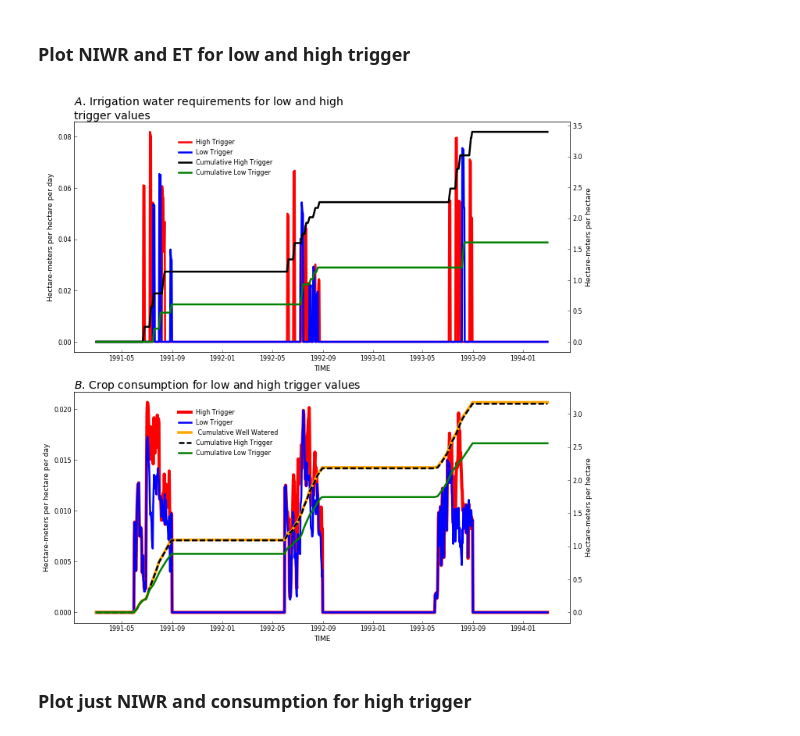
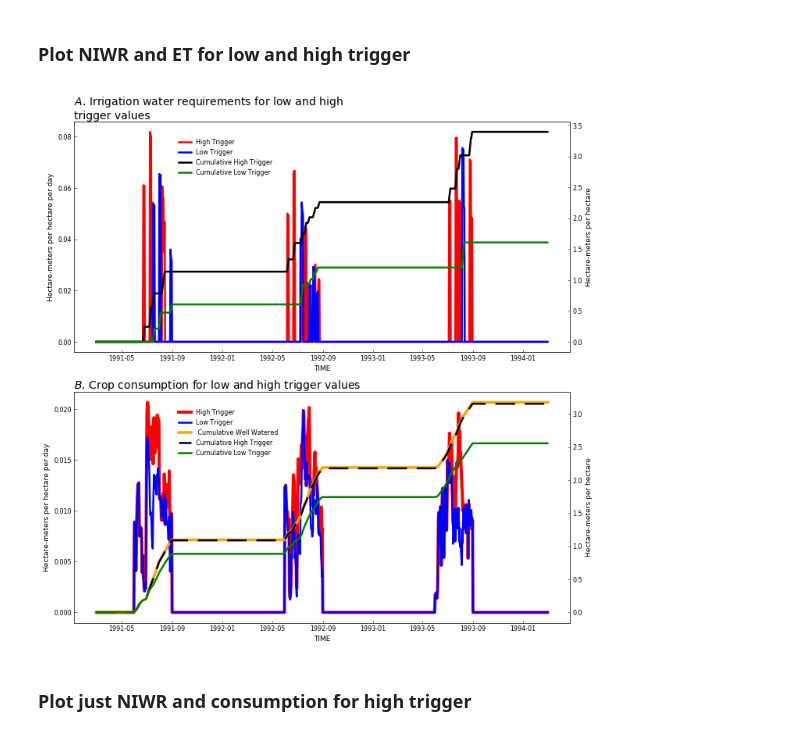
Before and after one commit to rniswon/gsflow_examples, a Jupyter notebook: sagehen_Agwater_trigger/notebook/Ag_trigger.ipynb, the cells around one changed output. Drawn from its saved outputs; the diff is of its cells as text; code cells hidden in the pictures.

```diff
--- a/sagehen_Agwater_trigger/notebook/Ag_trigger.ipynb
+++ b/sagehen_Agwater_trigger/notebook/Ag_trigger.ipynb
@@ -411,37 +411,35 @@ axis[0].legend(lns, labs, loc=0, bbox_to_anchor=(.2, 0.95))
 # ET plot
 lns1 = axis[1].plot(plotdates,y2et_high_18,color='r', linewidth=4, label="High Trigger")
 lns2 = axis[1].plot(plotdates,y2et_low_18,color='b', linewidth=2.5, label="Low Trigger")
 ax3 = axis[1].twinx()
 lns3 = ax3.plot(plotdates,y1et_high_18_cum,color='orange', linewidth=3.5, label=" Cumulative Well Watered")
-lns4 = ax3.plot(plotdates, y2et_high_18_cum,'--', color='black', linewidth=2.5, label="Cumulative High Trigger")
-#dashes = [10, 5, 100, 5]  # 10 points on, 5 off, 100 on, 5 off
-#lns4.set_dashes(dashes)
+lns4 = ax3.plot(plotdates, y2et_high_18_cum,'--', dashes=[10, 5, 10, 5], color='black', linewidth=2.5, label="Cumulative High Trigger")
 lns5 = ax3.plot(plotdates, y2et_low_18_cum, color='green', linewidth=2.5, label="Cumulative Low Trigger")
 axis[1].set_ylabel('Hectare-meters per hectare per day')
 axis[1].set_xlabel(header[0])
 ax2.set_ylabel('Hectare-meters per hectare', color='black')  # we already handled the x-label with ax1
 # Set legend
 lns = lns1+lns2+lns3+lns4+lns5
 labs = [l.get_label() for l in lns]
 axis[1].legend(lns, labs, loc=0, bbox_to_anchor=(.2, 0.95))
 
 
 plt.ylabel('Hectare-meters per hectare')
 plt.xlabel(header[0])
 
 start, end = axis[0].get_xlim()
 #axis[0].xaxis.set_ticks(np.arange(start, end, 90.0))
 
 rf.title(axis[0], 'Irrigation water requirements for low and high trigger values', subplot_prefix='A')
 
 #rf.axis_numbering(axis[1], format_x=True)
 fmt = mdates.DateFormatter('%Y-%m-%d')
 rf.title(axis[1], 'Crop consumption for low and high trigger values', subplot_prefix='B')
 
 plt.tight_layout()
 plt.savefig('WR_triggercomp.pdf')
 # %% [output]
-[figure, old version]
+[figure, new version]
 # %% [markdown]
 ### Plot just NIWR and consumption for high trigger
 # %%
```
Also changed, not shown: 1 other file.
